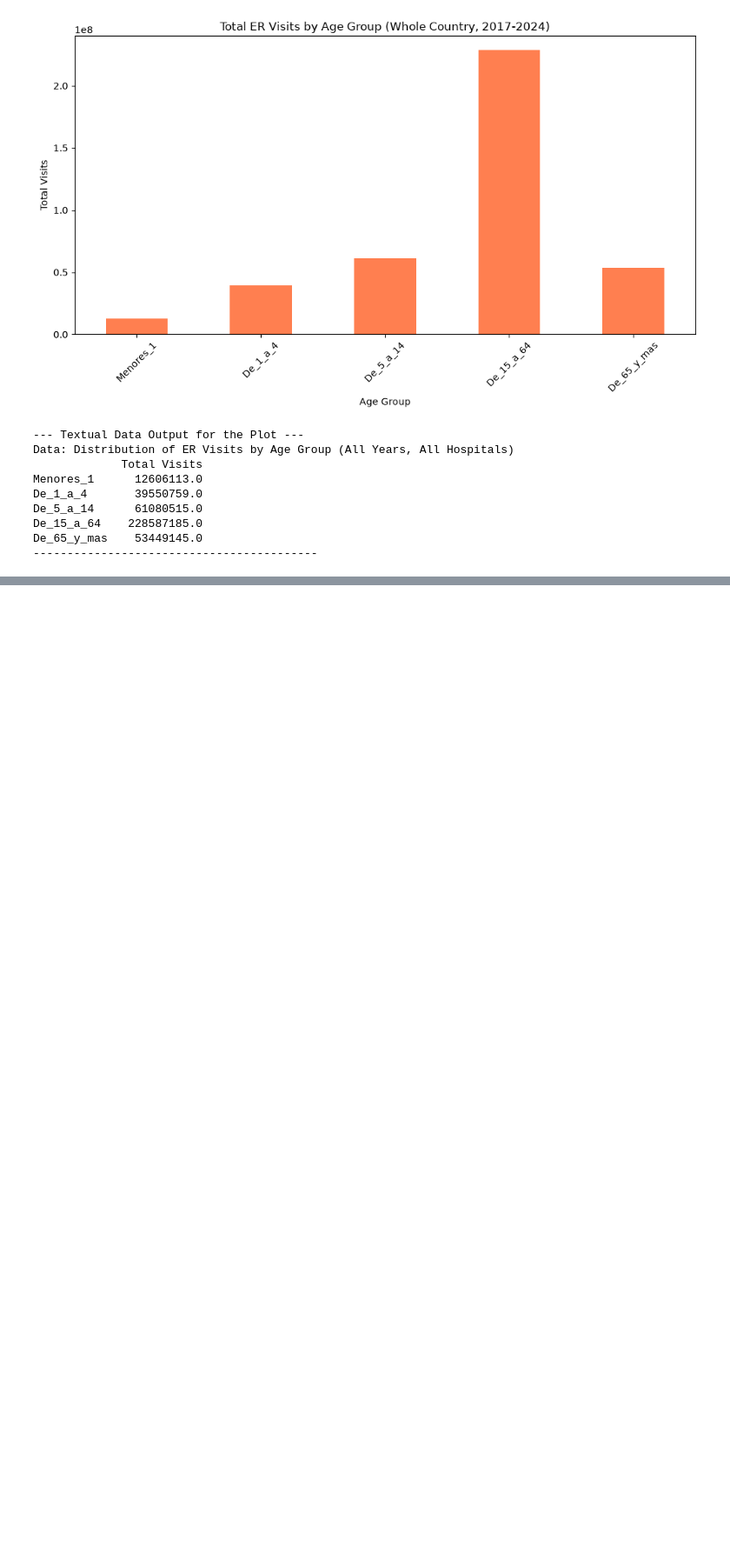
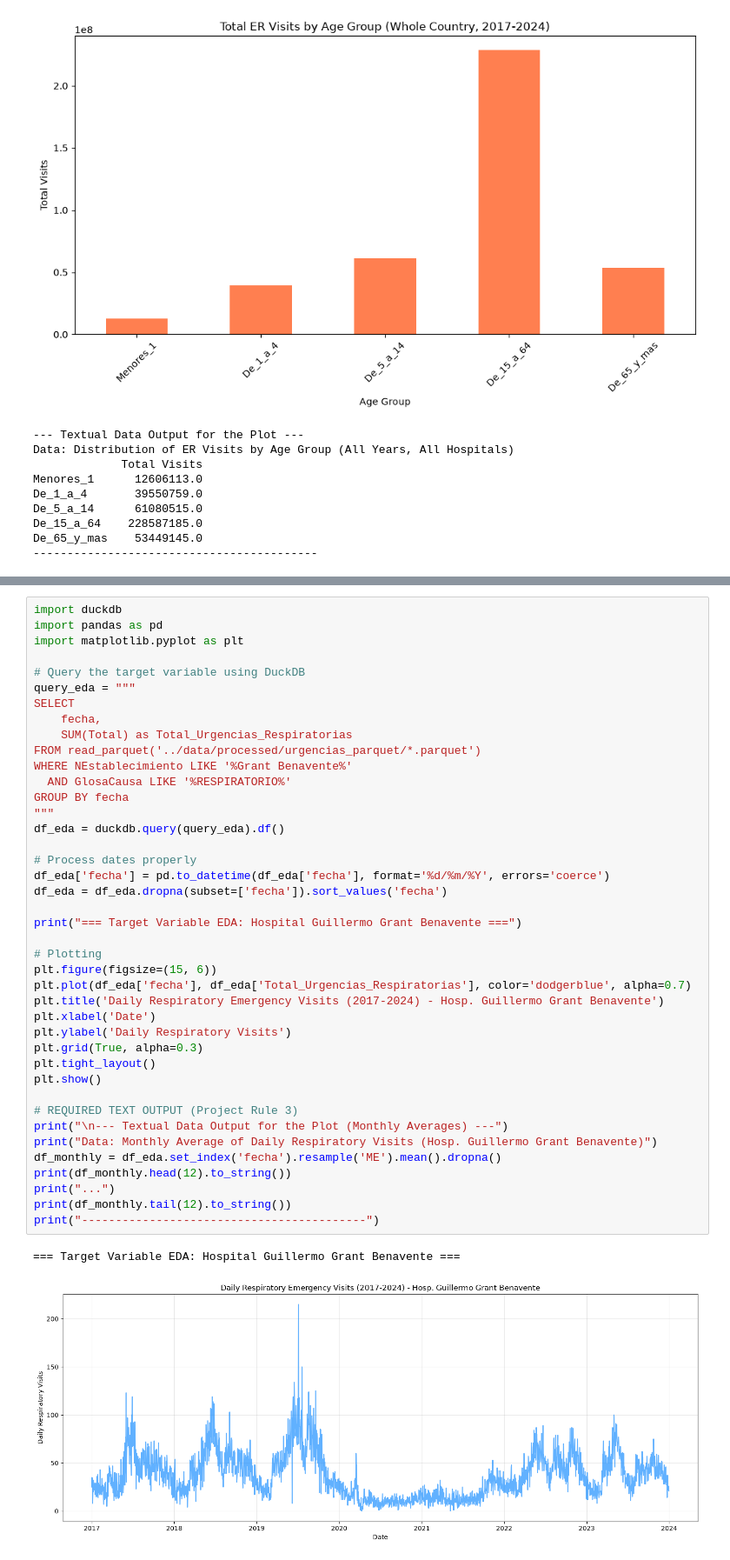
Before and after one commit to RicketyMajor/vitalflow, a Jupyter notebook: notebooks/01_data_exploration.ipynb, the cells around one changed output, grey strips where cells are left out. Shown at 87% size. Saved outputs shown, nothing was run; the diff lists cells and outputs as text; blank space fills up the shorter version.

Commit message:
feat: complete target variable EDA for Respiratory Urgencies

```diff
--- a/notebooks/01_data_exploration.ipynb
+++ b/notebooks/01_data_exploration.ipynb
@@ -83,0 +87,44 @@ De_65_y_mas    53449145.0
+# %%
+import duckdb
+import pandas as pd
+import matplotlib.pyplot as plt
+
+# Query the target variable using DuckDB
+query_eda = """
+SELECT
+    fecha,
+    SUM(Total) as Total_Urgencias_Respiratorias
+FROM read_parquet('../data/processed/urgencias_parquet/*.parquet')
+WHERE NEstablecimiento LIKE '%Grant Benavente%'
+  AND GlosaCausa LIKE '%RESPIRATORIO%'
+GROUP BY fecha
+"""
+df_eda = duckdb.query(query_eda).df()
+
+# Process dates properly
+df_eda['fecha'] = pd.to_datetime(df_eda['fecha'], format='%d/%m/%Y', errors='coerce')
+df_eda = df_eda.dropna(subset=['fecha']).sort_values('fecha')
+
+print("=== Target Variable EDA: Hospital Guillermo Grant Benavente ===")
+
+# Plotting
+plt.figure(figsize=(15, 6))
+plt.plot(df_eda['fecha'], df_eda['Total_Urgencias_Respiratorias'], color='dodgerblue', alpha=0.7)
+plt.title('Daily Respiratory Emergency Visits (2017-2024) - Hosp. Guillermo Grant Benavente')
+plt.xlabel('Date')
+plt.ylabel('Daily Respiratory Visits')
+plt.grid(True, alpha=0.3)
+plt.tight_layout()
+plt.show()
+
+# REQUIRED TEXT OUTPUT (Project Rule 3)
+print("\n--- Textual Data Output for the Plot (Monthly Averages) ---")
+print("Data: Monthly Average of Daily Respiratory Visits (Hosp. Guillermo Grant Benavente)")
+df_monthly = df_eda.set_index('fecha').resample('ME').mean().dropna()
+print(df_monthly.head(12).to_string())
+print("...")
+print(df_monthly.tail(12).to_string())
+print("------------------------------------------")
+# %% [output]
+=== Target Variable EDA: Hospital Guillermo Grant Benavente ===
+[figure, added]
```
Also changed, not shown: parts of 2 cells of this notebook.
